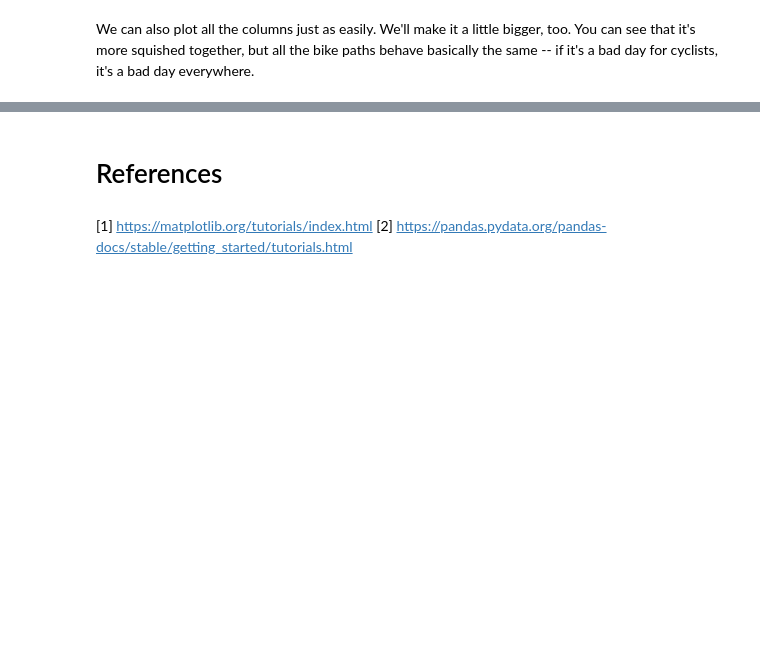
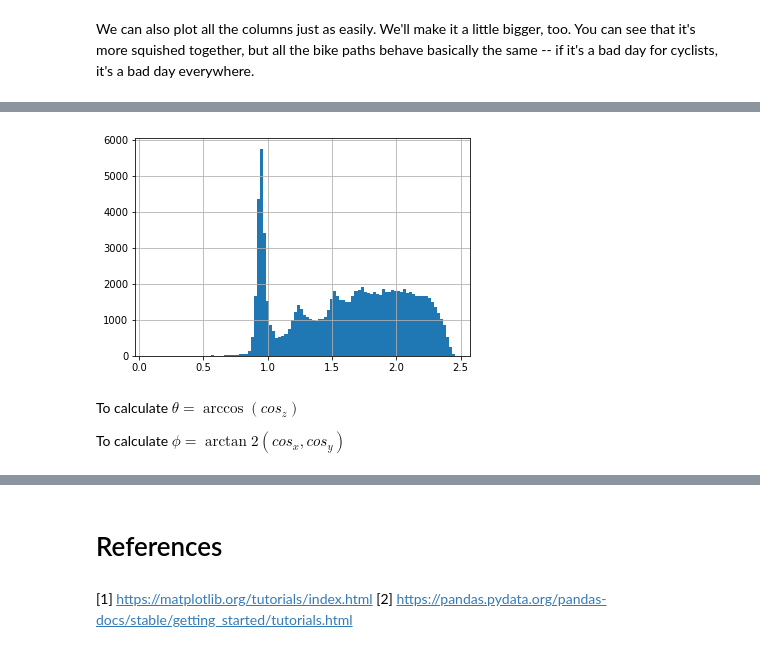
Before and after one commit to jpierel14/USC_PythonCourse_2019, a Jupyter notebook: Day_2/Python Core.ipynb, the cells around one changed output, grey strips where cells are left out. Saved outputs shown, nothing was run; the diff lists cells and outputs as text; code cells hidden in the pictures; blank space fills up the shorter version.

```diff
--- a/Day_2/Python Core.ipynb
+++ b/Day_2/Python Core.ipynb
@@ -252,0 +289,10 @@ fixed_df.plot(figsize=(15, 10))
+# %%
+# Or plot directly from pandas df
+data['w'].hist(bins=100)
+plt.show()
+# %% [output]
+[figure, added]
+# %% [markdown]
+To calculate $\theta = \arccos\left(cos_z\right)$
+
+To calculate $\phi = \arctan2\left(cos_x, cos_y\right)$
```
Also changed, not shown: parts of 26 cells of this notebook, 2 other files.
